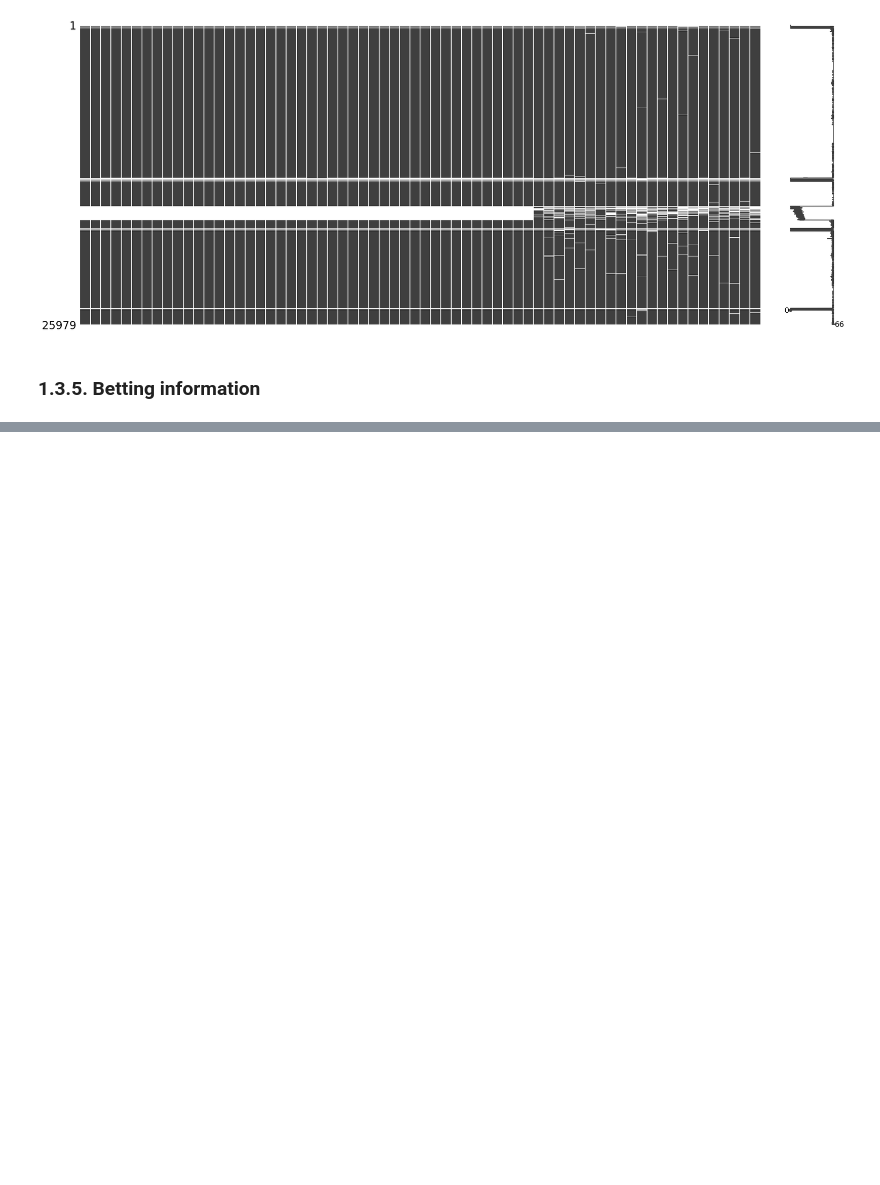
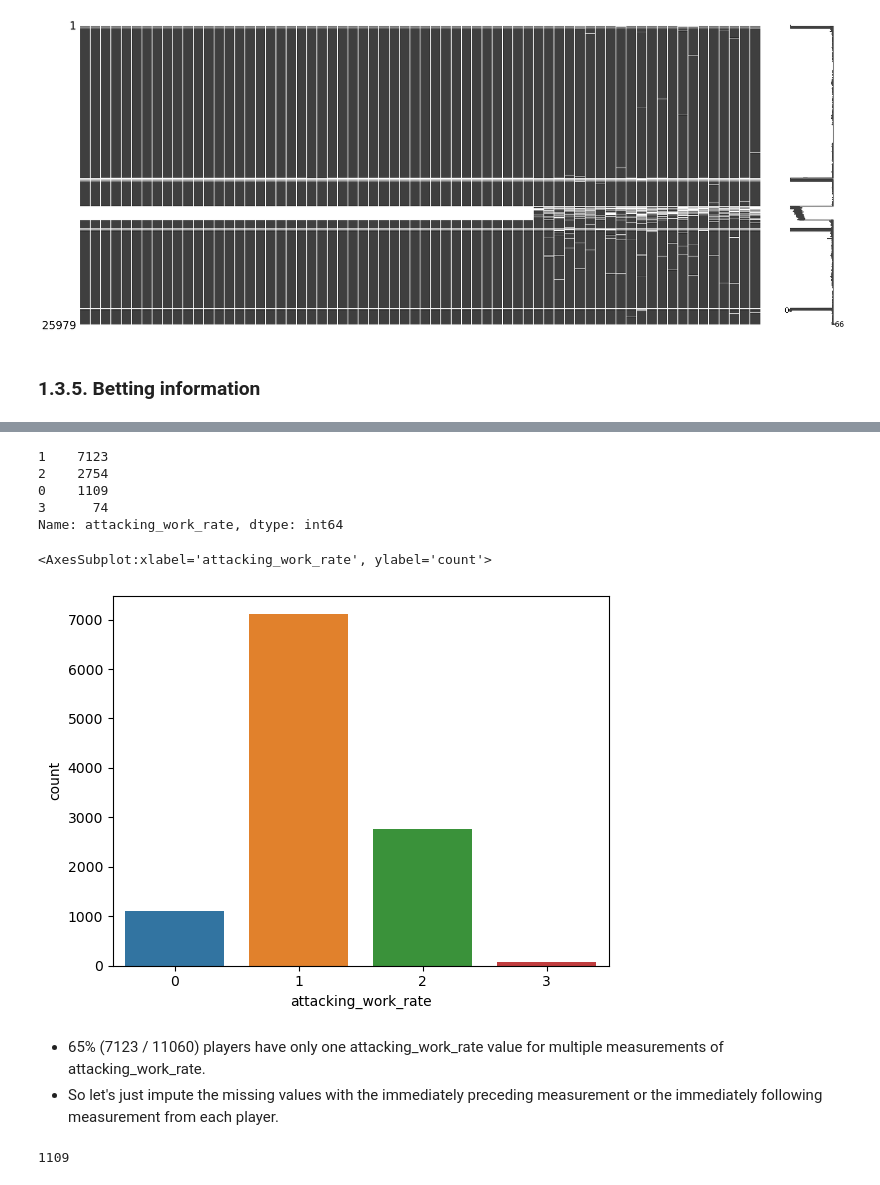
Before and after one commit to Dyouvrean/Football-match-prediction, a Jupyter notebook: project_Jun.ipynb, the cells around one changed output, grey strips where cells are left out. Drawn from its saved outputs; the diff is of its cells as text; code cells hidden in the pictures; blank space fills up the shorter version.

```diff
--- a/project_Jun.ipynb
+++ b/project_Jun.ipynb
@@ -506,0 +735,16 @@ msno.matrix(df_match[player_col])
+# %%
+df_player_all.groupby(["player_api_id"]).nunique().attacking_work_rate.value_counts()
+# %% [output]
+1    7123
+2    2754
+0    1109
+3      74
+Name: attacking_work_rate, dtype: int64
+# %%
+sns.countplot(x = df_player_all.groupby(["player_api_id"]).nunique().attacking_work_rate)
+# %% [output]
+<AxesSubplot:xlabel='attacking_work_rate', ylabel='count'>
+[figure, added]
+# %% [markdown]
+- 65% (7123 / 11060) players have only one attacking_work_rate value for multiple measurements of attacking_work_rate.
+- So let's just impute the missing values with the immediately preceding measurement or the immediately following measurement from each player.
@@ -506,0 +754,4 @@ msno.matrix(df_match[player_col])
+# %%
+len(df_player_all[df_player_all.attacking_work_rate.isna()].player_api_id.unique())
+# %% [output]
+1109
```
Also changed, not shown: parts of 214 cells of this notebook.
